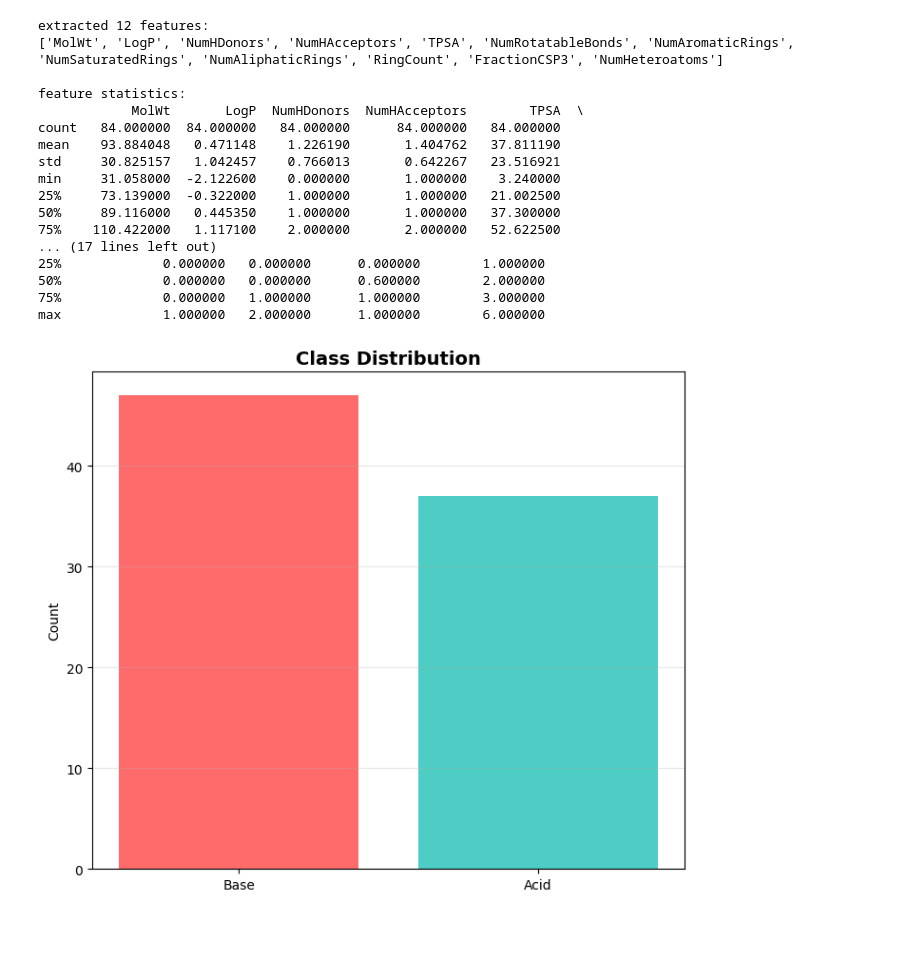
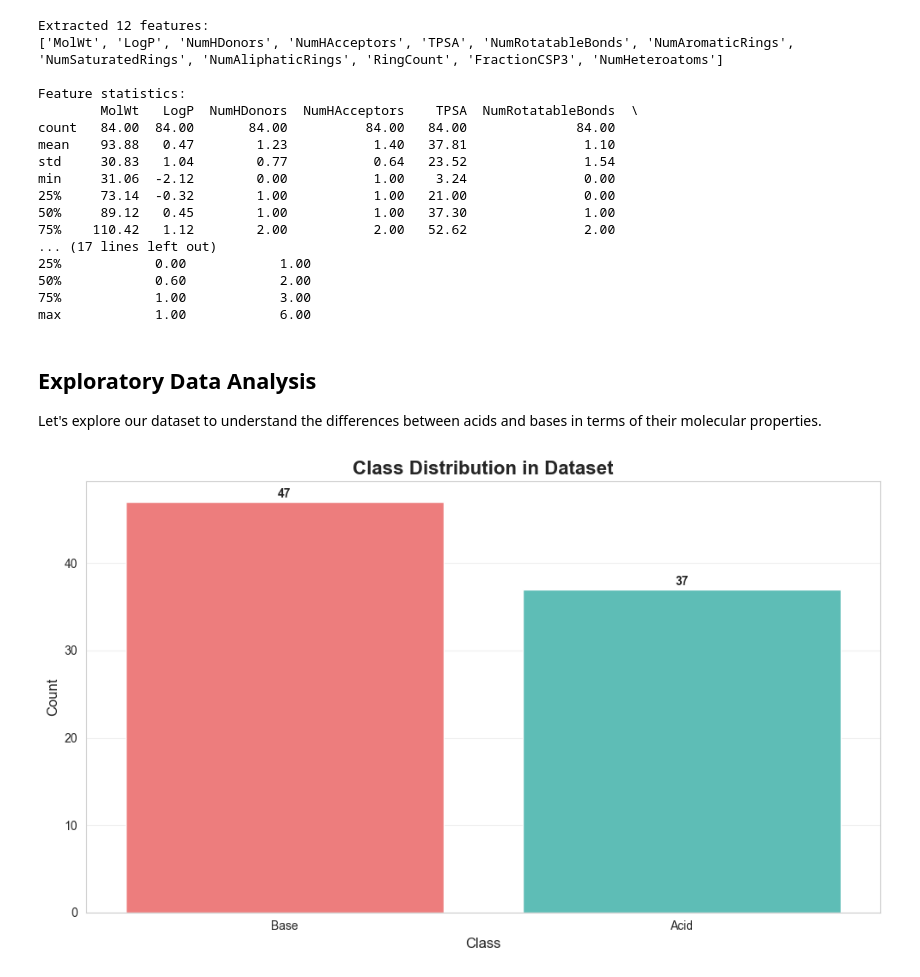
Before and after one commit to Omid-Mohebi/Acid-Base-Classifier-RF, a Jupyter notebook: acid_base.ipynb, the cells around one changed output. Saved outputs shown, nothing was run; the diff lists cells and outputs as text; code cells hidden in the pictures; blank space fills up the shorter version.

Commit message:
update: add more details and visualizations

```diff
--- a/acid_base.ipynb
+++ b/acid_base.ipynb
@@ -21,7 +48,8 @@ import numpy as np
 import matplotlib.pyplot as plt
 import seaborn as sns
 from rdkit import Chem
-from rdkit.Chem import Descriptors, AllChem
+from rdkit.Chem import Descriptors, AllChem, Draw
+from rdkit.Chem.Draw import IPythonConsole
 from sklearn.model_selection import train_test_split, cross_val_score
 from sklearn.ensemble import RandomForestClassifier
 from sklearn.metrics import classification_report, confusion_matrix, roc_curve, auc
@@ -29,4 +57,9 @@ from sklearn.preprocessing import StandardScaler
 import joblib
 import warnings
 import time
-warnings.filterwarnings('ignore')
+
+# Set up visualization settings
+IPythonConsole.ipython_useSVG = True  # Use SVG for better quality
+sns.set_style('whitegrid')  # Set seaborn style
+plt.rcParams['figure.figsize'] = (10, 6)  # Default figure size
+warnings.filterwarnings('ignore')  # Suppress warnings
@@ -142,5 +247,6 @@ sample molecules:
 # %%
 def extract_features(smiles):
+    """Extract molecular descriptors from a SMILES string"""
     mol = Chem.MolFromSmiles(smiles)
     if mol is None:
         return None
@@ -161,6 +267,7 @@ def extract_features(smiles):
     }
     return features
 
+# Extract features for all molecules in the dataset
 features_list = []
 for smiles in df['smiles']:
     feat = extract_features(smiles)
@@ -170,37 +277,50 @@ for smiles in df['smiles']:
         features_list.append({k: 0 for k in features_list[0].keys()})
 
 features_df = pd.DataFrame(features_list)
-print(f"\nextracted {len(features_df.columns)} features:")
+print(f"\nExtracted {len(features_df.columns)} features:")
 print(features_df.columns.tolist())
-print("\nfeature statistics:")
-print(features_df.describe())
+print("\nFeature statistics:")
+print(features_df.describe().round(2))
 # %% [output]
-extracted 12 features:
+Extracted 12 features:
 ['MolWt', 'LogP', 'NumHDonors', 'NumHAcceptors', 'TPSA', 'NumRotatableBonds', 'NumAromaticRings', 'NumSaturatedRings', 'NumAliphaticRings', 'RingCount', 'FractionCSP3', 'NumHeteroatoms']
 
-feature statistics:
-            MolWt       LogP  NumHDonors  NumHAcceptors        TPSA  \
-count   84.000000  84.000000   84.000000      84.000000   84.000000
-mean    93.884048   0.471148    1.226190       1.404762   37.811190
-std     30.825157   1.042457    0.766013       0.642267   23.516921
-min     31.058000  -2.122600    0.000000       1.000000    3.240000
-25%     73.139000  -0.322000    1.000000       1.000000   21.002500
-50%     89.116000   0.445350    1.000000       1.000000   37.300000
-75%    110.422000   1.117100    2.000000       2.000000   52.622500
+Feature statistics:
+        MolWt   LogP  NumHDonors  NumHAcceptors    TPSA  NumRotatableBonds  \
+count   84.00  84.00       84.00          84.00   84.00              84.00
+mean    93.88   0.47        1.23           1.40   37.81               1.10
+std     30.83   1.04        0.77           0.64   23.52               1.54
+min     31.06  -2.12        0.00           1.00    3.24               0.00
+25%     73.14  -0.32        1.00           1.00   21.00               0.00
+50%     89.12   0.45        1.00           1.00   37.30               1.00
+75%    110.42   1.12        2.00           2.00   52.62               2.00
 ... (17 lines left out)
-25%             0.000000   0.000000      0.000000        1.000000
-50%             0.000000   0.000000      0.600000        2.000000
-75%             0.000000   1.000000      1.000000        3.000000
-max             1.000000   2.000000      1.000000        6.000000
+25%            0.00            1.00
+50%            0.60            2.00
+75%            1.00            3.00
+max            1.00            6.00
+# %% [markdown]
+## **Exploratory Data Analysis**
+
+Let's explore our dataset to understand the differences between acids and bases in terms of their molecular properties.
 # %%
-plt.figure(figsize=(7, 6))
+# Combine features with class labels
+analysis_df = pd.concat([features_df, df['class']], axis=1)
 
+# 1. Class Distribution
+plt.figure(figsize=(10, 6))
 class_counts = df['class'].value_counts()
-plt.bar(class_counts.index, class_counts.values, color=['#ff6b6b', '#4ecdc4'])
-plt.title('Class Distribution', fontsize=14, fontweight='bold')
-plt.ylabel('Count')
+ax = sns.barplot(x=class_counts.index, y=class_counts.values, palette=['#ff6b6b', '#4ecdc4'])
+plt.title('Class Distribution in Dataset', fontsize=16, fontweight='bold')
+plt.ylabel('Count', fontsize=12)
+plt.xlabel('Class', fontsize=12)
 plt.grid(axis='y', alpha=0.3)
+
+# Add count labels on top of bars
+for i, count in enumerate(class_counts.values):
+    ax.text(i, count + 0.5, str(count), ha='center', fontweight='bold')
+
 plt.tight_layout()
 plt.show()
 # %% [output]
-[figure, old version]
+[figure, new version]
```
Also changed, not shown: parts of 29 cells of this notebook.
